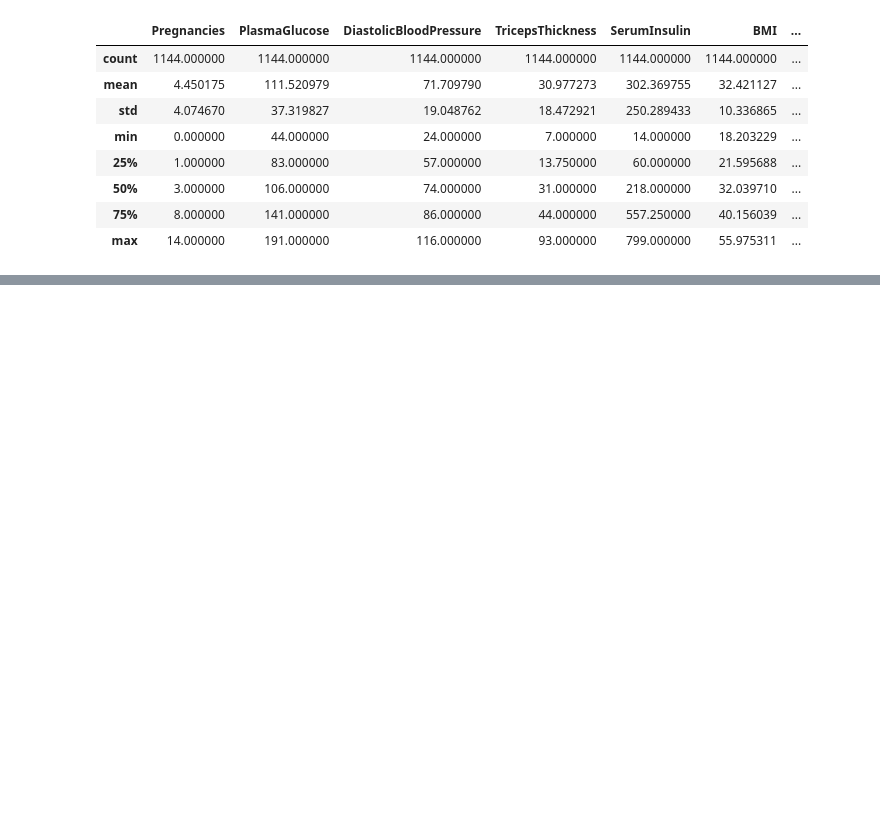
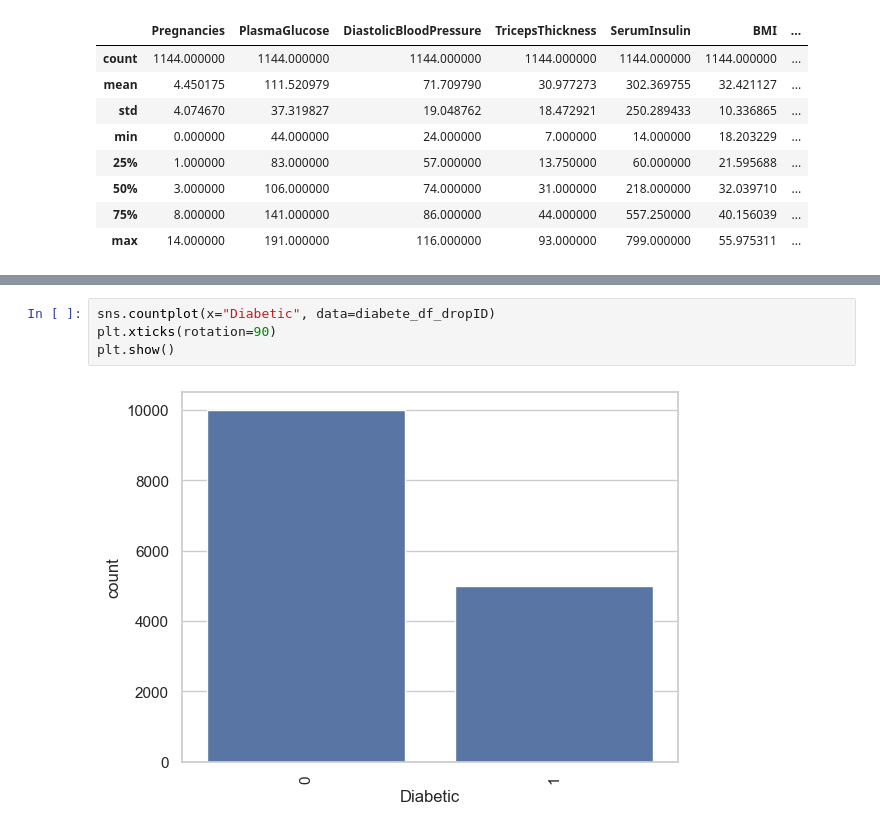
Before and after one commit to Lucky12348/diabetes_prediction, a Jupyter notebook: EDA.ipynb, the cells around one changed output, grey strips where cells are left out. Drawn from its saved outputs; the diff is of its cells as text; blank space fills up the shorter version.

```diff
--- a/EDA.ipynb
+++ b/EDA.ipynb
@@ -342,0 +402,6 @@ outliers[outliers["Age"] == 21]
+# %%
+sns.countplot(x="Diabetic", data=diabete_df_dropID)
+plt.xticks(rotation=90)
+plt.show()
+# %% [output]
+[figure, added]
```
Also changed, not shown: parts of 10 cells of this notebook.
